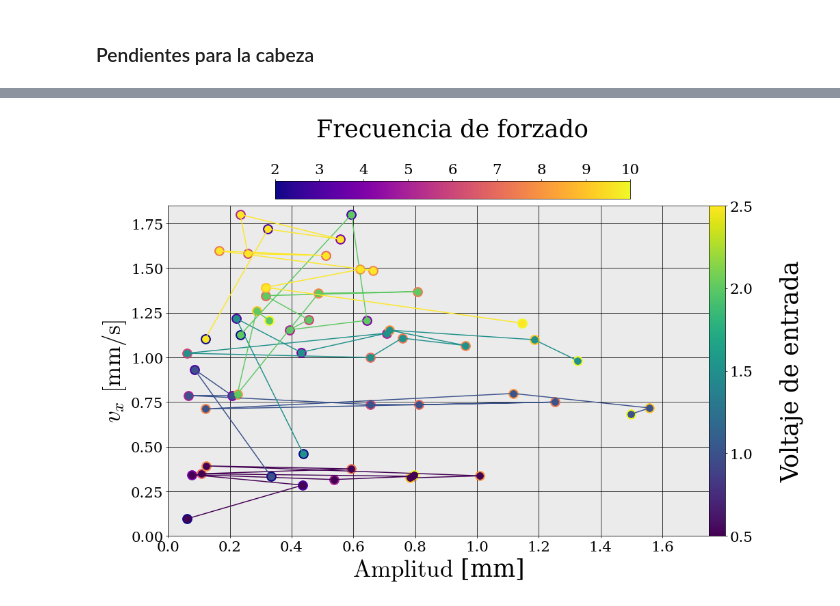
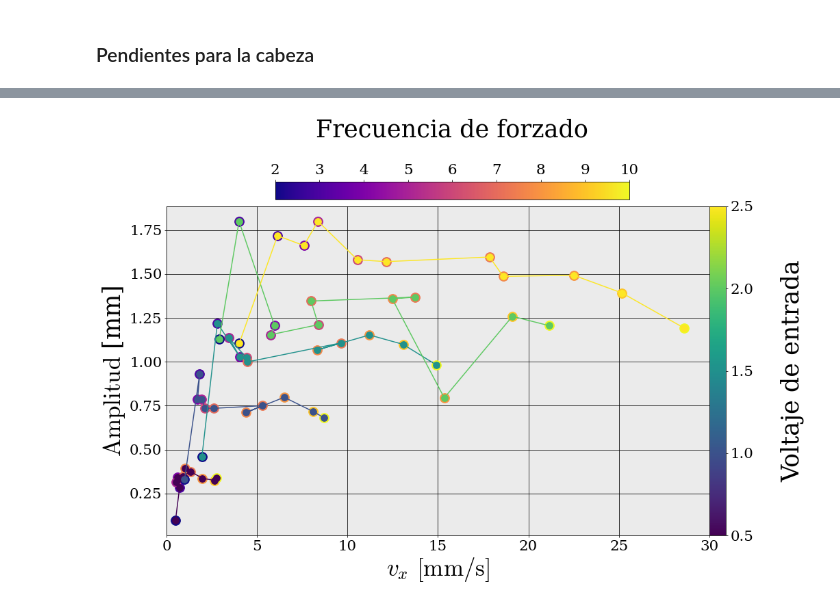
Before and after one commit to gardianc/Nado-ondulatorio, a Jupyter notebook: mas_graficos.ipynb, the cells around one changed output, grey strips where cells are left out. Drawn from its saved outputs; the diff is of its cells as text; code cells hidden in the pictures.

```diff
--- a/mas_graficos.ipynb
+++ b/mas_graficos.ipynb
@@ -115,7 +116,7 @@ df = [pd.read_csv(f'ECO20-45mm/cabeza/{f}') for f in filenamelist['name']]
 # %%
 f_lineal = lambda x,a,b: a*x + b
 
-FREQ_ARRAY = ['2Hz','3Hz','4Hz','5Hz','6Hz','7Hz','7,33Hz','7,66Hz','8Hz','9Hz','10Hz']
+FREQ_ARRAY = ['2Hz','3Hz','4Hz','5Hz','6Hz','7Hz','7.33Hz','7.66Hz','8Hz','9Hz','10Hz']
 # FREQ_ARRAY = ['2Hz','3Hz','4Hz','5Hz','6Hz','7Hz','8Hz','9Hz','10Hz']
 VOLT_ARRAY = ['0,5Vpp', '1,00Vpp', '1,50Vpp', '2,00Vpp', '2,50Vpp']
 
@@ -134,5 +135,8 @@ colorscale_f = plt.cm.ScalarMappable(norm_f, cmap_f)
 
 freq_marker = MarkerStyle("o", fillstyle="left")
 volt_marker = MarkerStyle("o", fillstyle="right")
+
+df_slope = pd.DataFrame(index=VOLT_ARRAY_VALUES, columns=FREQ_ARRAY_VALUES,dtype=object)
+df_amplitude = pd.DataFrame(index=VOLT_ARRAY_VALUES, columns=FREQ_ARRAY_VALUES,dtype=object)
 # %%
 fig, ax = plt.subplots()
@@ -222,8 +217,6 @@ Text(0, 0.5, 'Voltaje de entrada')
 import natsort
 npz_names = natsort.natsorted([filepath for filepath in os.listdir('ECO20-45mm/forma_cola_rotada') if '.npz' in filepath])
 # %%
-values_amplitude_dict = dict({})
-
 index_start = 0
 
 fig, ax1 = plt.subplots()
@@ -231,11 +224,6 @@ fig, ax1 = plt.subplots()
 for currHz in FREQ_ARRAY:
     filtered_namelist = [name for name in npz_names if re.match(r'\b'+currHz+r'\b',name.split('-')[1])] #We get the names of those files
     rotated_tails = np.array([np.load(f'ECO20-45mm/forma_cola_rotada/{name}', allow_pickle=True)['arr'] for name in filtered_namelist], dtype=object)
-
-    values_amplitude_dict[f'{currHz}'] = dict({})
-    values_amplitude_dict[f'{currHz}']['value'] = np.array([])
-    values_amplitude_dict[f'{currHz}']['error'] = np.array([])
-
 
     for rotated_tail,filename in zip(rotated_tails,filtered_namelist):
         tail_extremes = np.array([(tail[1][0], tail[1][-1]) for tail in rotated_tail])
@@ -250,7 +238,7 @@ for currHz in FREQ_ARRAY:
         min_peaks = min_peaks[:lim]
 
         for (mP,MP) in zip (tail_position[min_peaks],tail_position[max_peaks]):
-            amplitud = np.append(amplitud, (MP - mP)/2)
+            amplitud = np.append(amplitud, (MP - mP)/(2*PX_PER_MM))
 
         #We retrieve the metadata of our measurements from the filename
         s = filename.split('.')[0].split('-')
@@ -266,14 +254,15 @@ for currHz in FREQ_ARRAY:
                     yerr = amplitud.std(), xerr = None, color = 'k', ecolor = 'k',
                     ms=20, elinewidth=2, lw=3, capsize=10)
 
-        values_amplitude_dict[f'{currHz}']['value'] = np.append(values_amplitude_dict[f'{currHz}']['value'],amplitud.mean())
-        values_amplitude_dict[f'{currHz}']['error'] = np.append(values_amplitude_dict[f'{currHz}']['error'],amplitud.std())
+        df_amplitude.loc[vval,fval] = (amplitud.mean(), amplitud.std())
 
         ax1.plot(fval, amplitud.mean(), 'o', color= volt_color, ms=20)
         #Axes configuration
         ax1.set_xlabel('$f$ [Hz]')
         ax1.set_ylabel('$\\text{Amplitud}$ [mm]')
 
+ax1.set_ylim([0,2])
+ax1.set_xlim([1.8,10.2])
 #Colorbar configuration
 cbar_term = fig.colorbar(colorscale_v, ax=ax1, location='right', orientation='vertical', pad=0, fraction=0.05)
 cbar_term.ax.set_ylim(0.5,2.5)
@@ -285,36 +298,37 @@ fig.tight_layout()
 # %%
 fig,ax = plt.subplots()
-for i,vval in enumerate(VOLT_ARRAY_VALUES):
+
+for i,vval in enumerate(df_amplitude.index):
     volt_color = cmap_v(norm_v(vval))
-    slopes = np.array([values_slope_dict[currHz]['value'][i] for currHz in FREQ_ARRAY])
-    slope_errors = np.array([values_slope_dict[currHz]['error'][i] for currHz in FREQ_ARRAY])
-    amplitudes = np.array([values_amplitude_dict[currHz]['value'][i]/PX_PER_MM for currHz in FREQ_ARRAY])
-    amplitude_errors = np.array([values_amplitude_dict[currHz]['error'][i]/PX_PER_MM for currHz in FREQ_ARRAY])
+    slopes = np.array([vx[0] for vx in df_slope.iloc[i]])
+    slope_errors = np.array([vx[1] for vx in df_slope.iloc[i]])
+    amplitudes = np.array([amp[0] for amp in df_amplitude.iloc[i]])
+    amplitude_errors = np.array([amp[1] for amp in df_amplitude.iloc[i]])
     ax.plot(np.abs(slopes), amplitudes,'o-', ms=10, color = volt_color)
     for i,fval in enumerate(FREQ_ARRAY_VALUES):
         freq_color = cmap_f(norm_f(fval))
         ax.scatter(np.abs(slopes[i]),amplitudes[i], s=200, color = freq_color)
-    # ax.errorbar(FREQ_ARRAY_VALUES, values , markerfacecolor = volt_color, fmt='o',
-    #         yerr = errors, xerr = None, color = 'k', ecolor = volt_color,
-    #         ms=20, elinewidth=2, lw=3, capsize=10)
+    # ax.errorbar(np.abs(slopes), amplitudes, markerfacecolor = volt_color, fmt='o',
+    #         yerr = amplitude_errors, xerr = slope_errors, color = 'k', ecolor = 'k',
+    #         ms=10, elinewidth=2, lw=1, capsize=10)
 
-ax.set_ylabel(f'$v_x$ $[\\text{{mm/s}}]$')
-ax.set_xlabel('$\\text{Amplitud}$ [mm]')
-ax.set_xlim([0,1.75])
-ax.set_ylim([0,1.85])
+ax.set_xlabel(f'$v_x$ $[\\text{{mm/s}}]$')
+ax.set_ylabel('$\\text{Amplitud}$ [mm]')
+ax.set_xlim([0,30])
+# ax.set_ylim([0,1.85])
 
 cbar_term_f = fig.colorbar(colorscale_f, ax=ax, location='top', orientation='horizontal', pad=0.02, fraction=0.05)
 cbar_term_f.ax.set_xlim(2,10)
 cbar_term_f.ax.ticklabel_format(axis='x',style='sci',scilimits=(0,2))
 cbar_term_f.ax.set_xticks(np.arange(2,11))
 cbar_term_f.ax.set_xlabel('Frecuencia de forzado',labelpad=40)
 
 
 cbar_term_v = fig.colorbar(colorscale_v, ax=ax, location='right', orientation='vertical', pad=0, fraction=0.05)
 cbar_term_v.ax.set_ylim(0.5,2.5)
 cbar_term_v.ax.ticklabel_format(axis='x',style='sci',scilimits=(0,2))
 cbar_term_v.ax.set_yticks(VOLT_ARRAY_VALUES)
 cbar_term_v.ax.set_ylabel('Voltaje de entrada',labelpad=40)
 fig.tight_layout()
 # %% [output]
-[figure, old version]
+[figure, new version]
```
Also changed, not shown: parts of 5 cells of this notebook, 2 other files.
